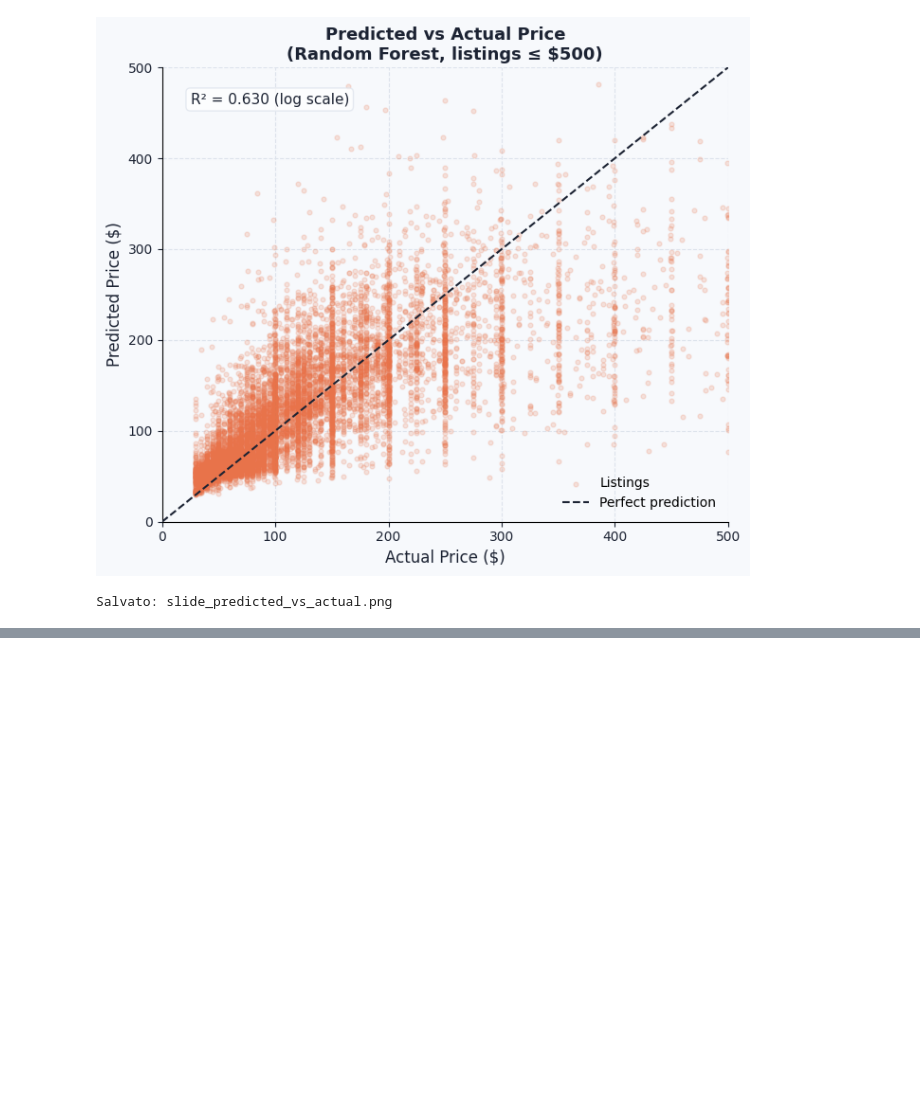
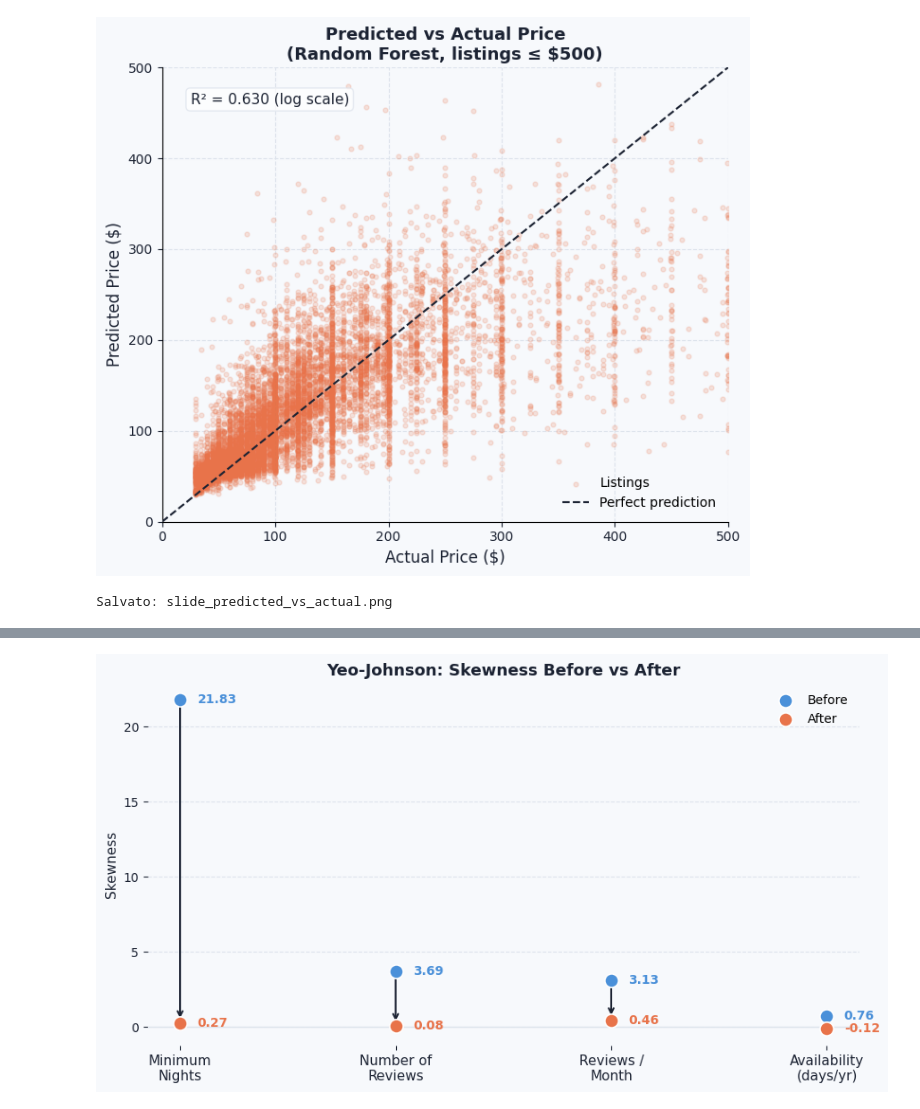
Before and after one commit to Stefano-Chiari/AppliedStatisticsProject, a Jupyter notebook: Notebooks/TestMainRegression.ipynb, the cells around one changed output, grey strips where cells are left out. Saved outputs shown, nothing was run; the diff lists cells and outputs as text; code cells hidden in the pictures; blank space fills up the shorter version.

Commit message:
Slide material

```diff
--- a/Notebooks/TestMainRegression.ipynb
+++ b/Notebooks/TestMainRegression.ipynb
@@ -584,0 +878,47 @@ Salvato: slide_feature_importance.png
+# %%
+fig, ax = plt.subplots(figsize=(9, 5), facecolor=PALETTE['bg'])
+ax.set_facecolor(PALETTE['bg'])
+
+features_short = ['Minimum\nNights', 'Number of\nReviews',
+                  'Reviews /\nMonth', 'Availability\n(days/yr)']
+before = [21.827, 3.691, 3.130, 0.763]
+after  = [0.267,  0.082, 0.462, -0.119]
+x = np.arange(len(features_short))
+
+# Frecce da "before" a "after"
+for i, (b, a) in enumerate(zip(before, after)):
+    ax.annotate('', xy=(i, a), xytext=(i, b),
+                arrowprops=dict(arrowstyle='->', color='#1C2333',
+                                lw=1.5, shrinkA=4, shrinkB=4))
+
+# Punti before e after
+ax.scatter(x, before, s=120, color=PALETTE['linear'],
+           zorder=4, label='Before', edgecolors='white', linewidth=1.2)
+ax.scatter(x, after,  s=120, color=PALETTE['tree'],
+           zorder=4, label='After',  edgecolors='white', linewidth=1.2)
+
+# Annotazioni valori
+for i, (b, a) in enumerate(zip(before, after)):
+    ax.text(i + 0.08, b, f'{b:.2f}', va='center', fontsize=10,
+            color=PALETTE['linear'], fontweight='bold')
+    ax.text(i + 0.08, a, f'{a:.2f}', va='center', fontsize=10,
+            color=PALETTE['tree'], fontweight='bold')
+
+ax.axhline(0, color=PALETTE['grid'], linewidth=1.0, linestyle='-')
+ax.set_xticks(x)
+ax.set_xticklabels(features_short, fontsize=11, color=PALETTE['text'])
+ax.set_ylabel('Skewness', fontsize=11, color=PALETTE['text'])
+ax.set_title('Yeo-Johnson: Skewness Before vs After',
+             fontsize=13, fontweight='bold', color=PALETTE['text'])
+ax.yaxis.grid(True, color=PALETTE['grid'], linestyle='--', linewidth=0.8, zorder=0)
+ax.set_axisbelow(True)
+ax.spines[['top', 'right', 'left', 'bottom']].set_visible(False)
+ax.tick_params(colors=PALETTE['text'])
+ax.legend(frameon=False, fontsize=10, loc='upper right')
+
+plt.tight_layout()
+plt.savefig('slide_yeo_johnson_clean.png', dpi=180,
+            bbox_inches='tight', facecolor=PALETTE['bg'])
+plt.show()
+# %% [output]
+[figure, added]
```
Also changed, not shown: parts of 27 cells of this notebook, 15 other files.
